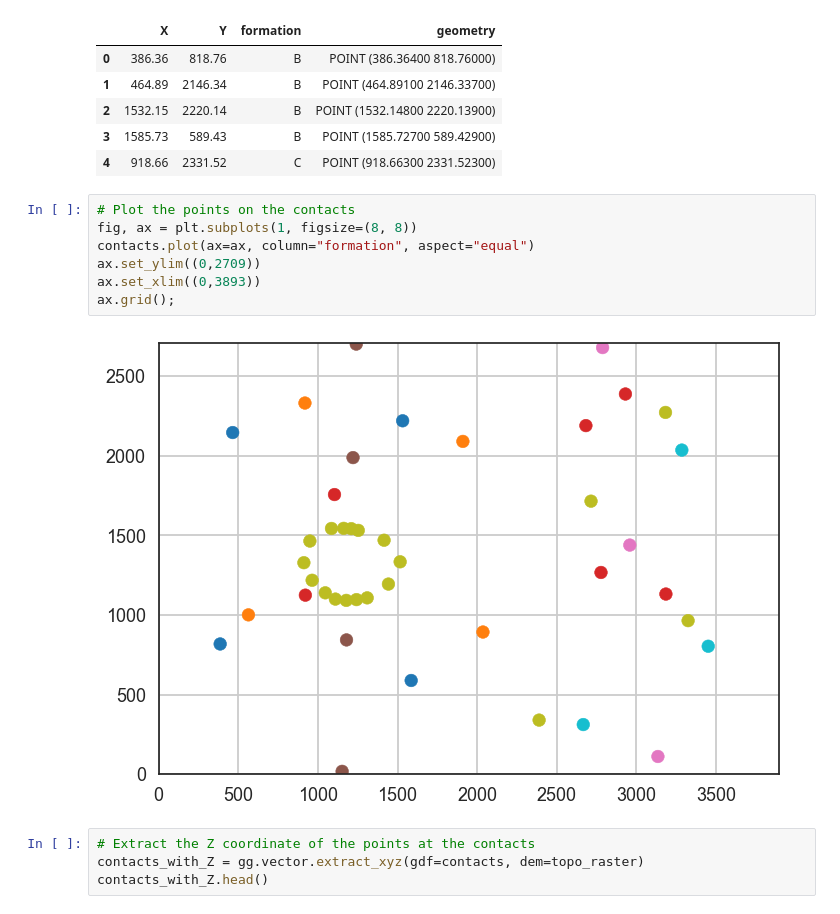
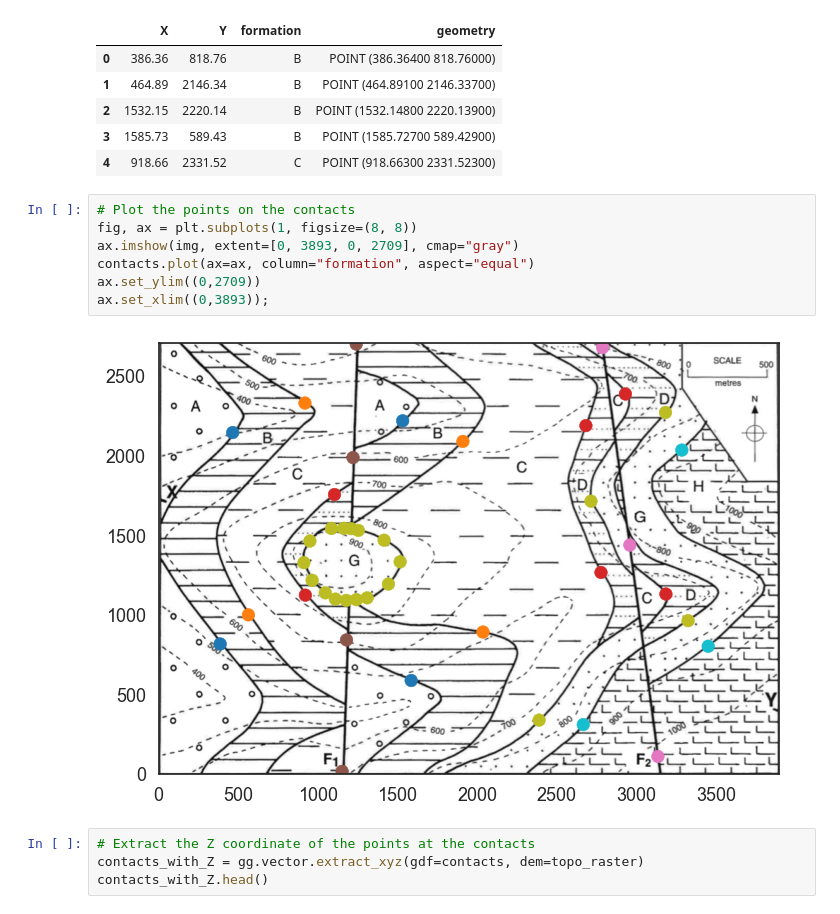
Before and after one commit to nfcd/mapsTo3DModels, a Jupyter notebook: map7_faults_unconformity/map7_faults_unconformity.ipynb, the cells around one changed output. Drawn from its saved outputs; the diff is of its cells as text.

```diff
--- a/map7_faults_unconformity/map7_faults_unconformity.ipynb
+++ b/map7_faults_unconformity/map7_faults_unconformity.ipynb
@@ -94,12 +94,12 @@ contacts.head()
 # %%
 # Plot the points on the contacts
 fig, ax = plt.subplots(1, figsize=(8, 8))
+ax.imshow(img, extent=[0, 3893, 0, 2709], cmap="gray")
 contacts.plot(ax=ax, column="formation", aspect="equal")
 ax.set_ylim((0,2709))
-ax.set_xlim((0,3893))
-ax.grid();
+ax.set_xlim((0,3893));
 # %% [output]
-[figure, old version]
+[figure, new version]
 # %%
 # Extract the Z coordinate of the points at the contacts
 contacts_with_Z = gg.vector.extract_xyz(gdf=contacts, dem=topo_raster)
```
Also changed, not shown: parts of 4 cells of this notebook, 8 other files.
